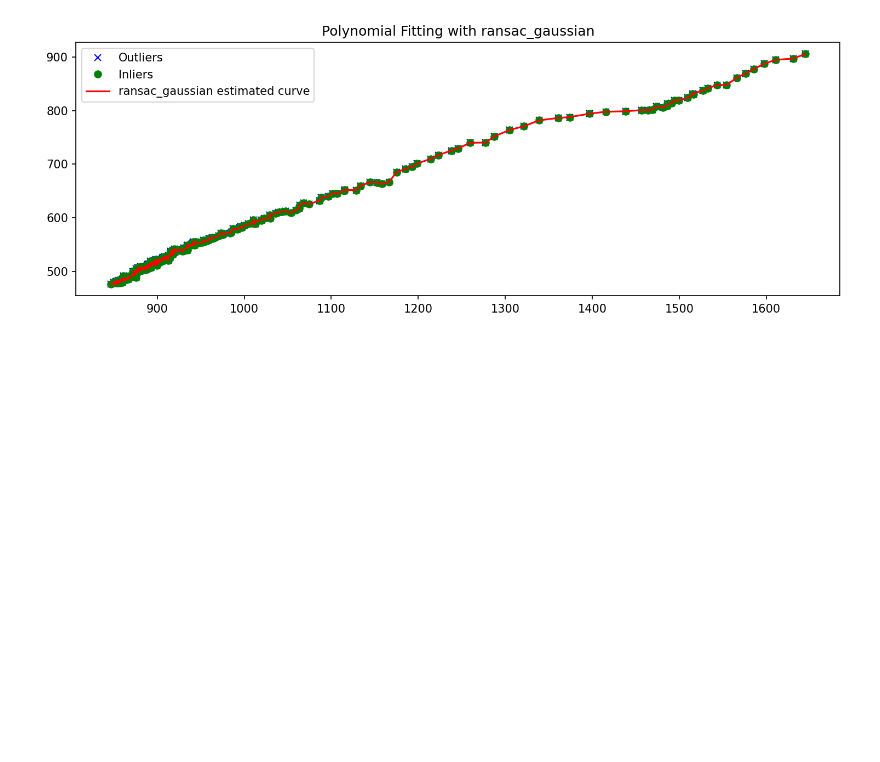
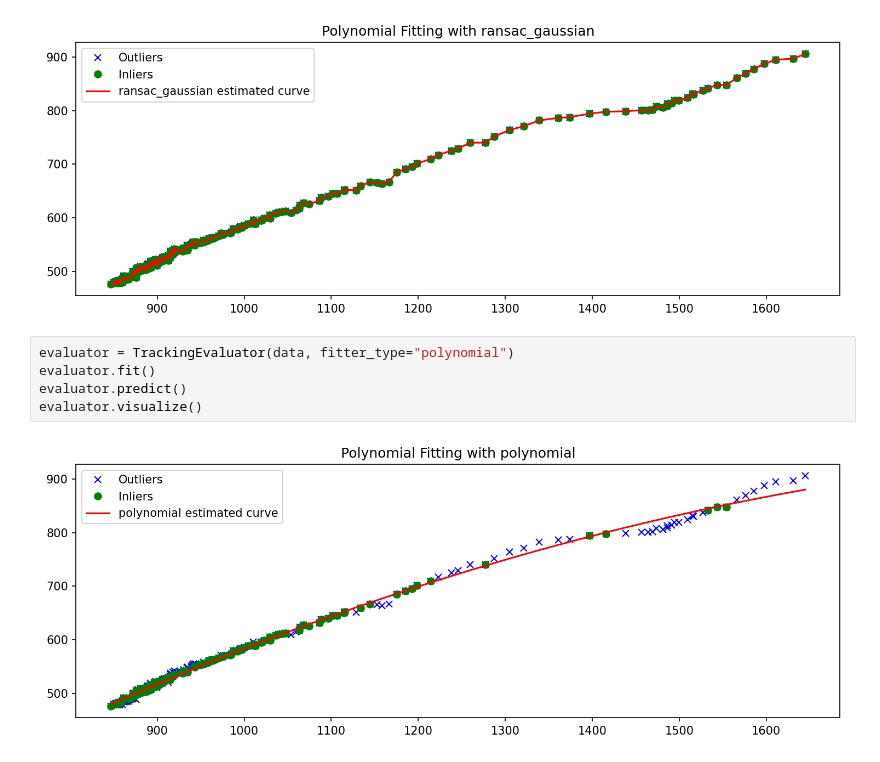
Before and after one commit to usamaimdadsian/object-tracking-utilities, a Jupyter notebook: test.ipynb, the cells around one changed output. Drawn from its saved outputs; the diff is of its cells as text; blank space fills up the shorter version.

```diff
--- a/test.ipynb
+++ b/test.ipynb
@@ -33,3 +33,10 @@ evaluator.predict()
 evaluator.visualize()
 # %% [output]
 [figure]
+# %%
+evaluator = TrackingEvaluator(data, fitter_type="polynomial")
+evaluator.fit()
+evaluator.predict()
+evaluator.visualize()
+# %% [output]
+[figure, added]
```
Also changed, not shown: 4 other files.
